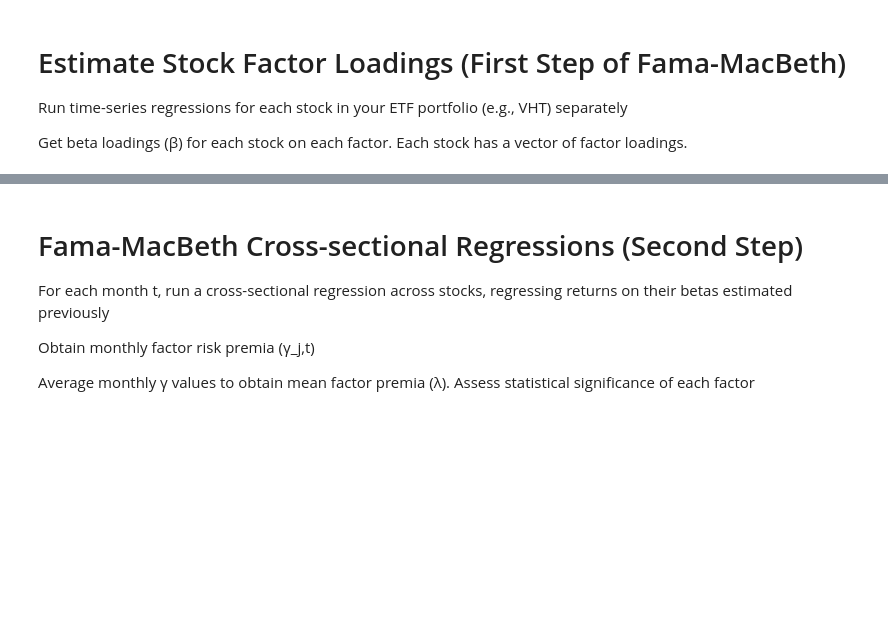
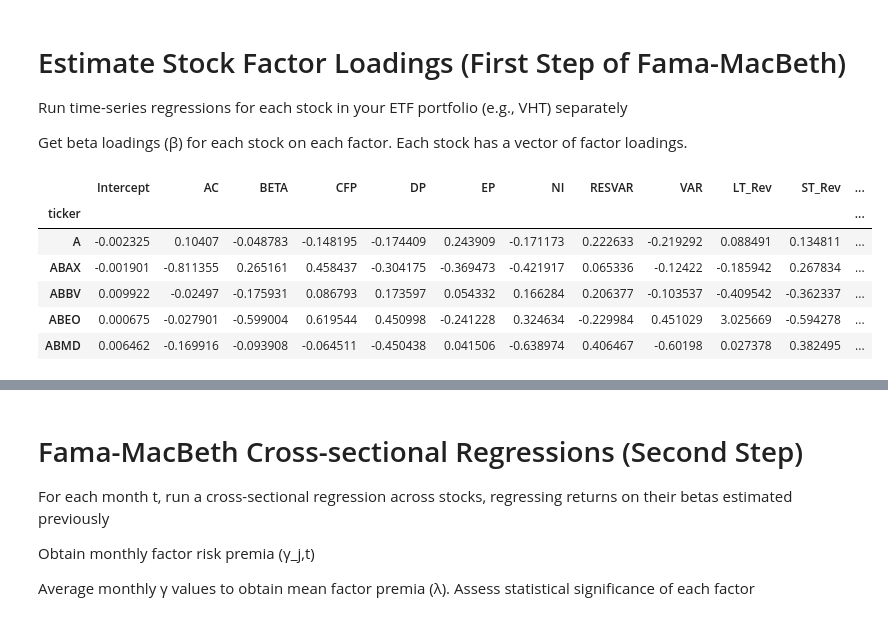
Before and after one commit to Kevin-finance/FactorAnalysis, a Jupyter notebook: notebooks/fama_bmk_model.ipynb, the cells around one changed output, grey strips where cells are left out. Cells and saved outputs as stored; diff of their text form; code cells hidden in the pictures; blank space fills up the shorter version.

```diff
--- a/notebooks/fama_bmk_model.ipynb
+++ b/notebooks/fama_bmk_model.ipynb
@@ -56,0 +189,38 @@ Get beta loadings (β) for each stock on each factor. Each stock has a vector of
+# %%
+vht_rtn = pd.read_parquet(PATH + 'vht_mon_returns.parquet').pivot_table(index = 'mthcaldt', columns = 'ticker', values = 'mthret')
+# %%
+# adjust index to each trading calendar date (end of month)
+fct_10 = df_10.copy().iloc[:-4]
+fct_10.index = vht_rtn.index
+
+fct_20 = df_20.copy().iloc[:-4]
+fct_20.index = vht_rtn.index
+# %%
+fct_list = ['AC', 'BETA', 'CFP', 'DP', 'EP', 'NI', 'RESVAR', 'VAR', 'LT_Rev', 'ST_Rev', 'mktrf', 'smb', 'hml', 'rmw', 'cma', 'umd']
+
+def get_beta(factors_df):
+    betas = pd.DataFrame(index=vht_rtn.columns, columns=['Intercept']+fct_list)
+    for stock in vht_rtn.columns:
+        stock_rtn = vht_rtn[stock].dropna()
+        if len(stock_rtn) < 12: # at least one-year data
+            continue
+        factors_df1 = factors_df.loc[stock_rtn.index,:]
+        stock_excess_rtn = stock_rtn.values - factors_df1['rf']
+        factors = factors_df1[fct_list]
+        lr = LinearRegression()
+        lr.fit(factors, stock_excess_rtn)
+
+        betas.loc[stock] = [lr.intercept_] + lr.coef_.tolist()
+
+    return betas
+# %%
+beta_10 = get_beta(fct_10)
+beta_10.head()
+# %% [output]
+|  | Intercept | AC | BETA | CFP | DP | EP | NI | RESVAR | VAR | LT_Rev | ST_Rev | ... |
+| ticker |  |  |  |  |  |  |  |  |  |  |  | ... |
+| A | -0.002325 | 0.10407 | -0.048783 | -0.148195 | -0.174409 | 0.243909 | -0.171173 | 0.222633 | -0.219292 | 0.088491 | 0.134811 | ... |
+| ABAX | -0.001901 | -0.811355 | 0.265161 | 0.458437 | -0.304175 | -0.369473 | -0.421917 | 0.065336 | -0.12422 | -0.185942 | 0.267834 | ... |
+| ABBV | 0.009922 | -0.02497 | -0.175931 | 0.086793 | 0.173597 | 0.054332 | 0.166284 | 0.206377 | -0.103537 | -0.409542 | -0.362337 | ... |
+| ABEO | 0.000675 | -0.027901 | -0.599004 | 0.619544 | 0.450998 | -0.241228 | 0.324634 | -0.229984 | 0.451029 | 3.025669 | -0.594278 | ... |
+| ABMD | 0.006462 | -0.169916 | -0.093908 | -0.064511 | -0.450438 | 0.041506 | -0.638974 | 0.406467 | -0.60198 | 0.027378 | 0.382495 | ... |
```
Also changed, not shown: parts of 25 cells of this notebook.
